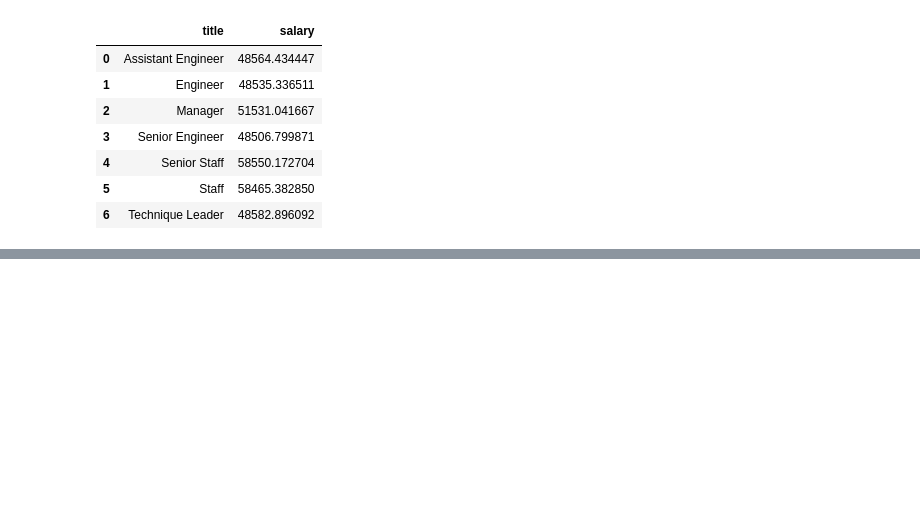
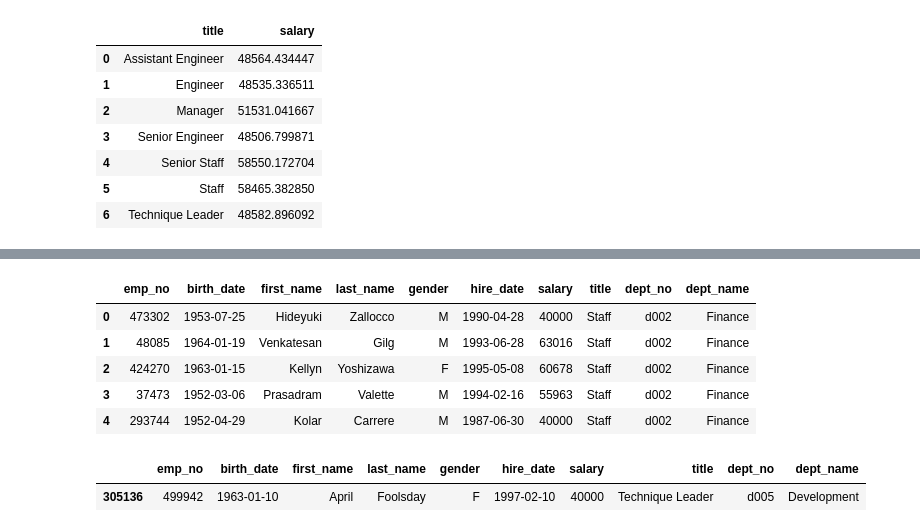
Before and after one commit to fasahathsyeda/sql-challenge, a Jupyter notebook: Bonus analysis/analysis.ipynb, the cells around one changed output, grey strips where cells are left out. Saved outputs shown, nothing was run; the diff lists cells and outputs as text; code cells hidden in the pictures; blank space fills up the shorter version.

```diff
--- a/Bonus analysis/analysis.ipynb
+++ b/Bonus analysis/analysis.ipynb
@@ -127,0 +176,3 @@ plt.savefig("Bar_Avg_Salary_By_Title.png")
+# %%
+emp_dept.drop(columns='emp_title_id',inplace=True)
+emp_dept.head()
@@ -127,0 +186,4 @@ plt.savefig("Bar_Avg_Salary_By_Title.png")
+# %%
+# reading departments table into dept df
+dept=pd.read_sql('select * from departments',connection)
+dept.head()
@@ -127,0 +197,17 @@ plt.savefig("Bar_Avg_Salary_By_Title.png")
+# %%
+# merging the emp_dept with depar to include dept name
+emp_dept=emp_dept.merge(dept, how='outer',on='dept_no')
+emp_dept.head()
+# %% [output]
+|  | emp_no | birth_date | first_name | last_name | gender | hire_date | salary | title | dept_no | dept_name |
+| 0 | 473302 | 1953-07-25 | Hideyuki | Zallocco | M | 1990-04-28 | 40000 | Staff | d002 | Finance |
+| 1 | 48085 | 1964-01-19 | Venkatesan | Gilg | M | 1993-06-28 | 63016 | Staff | d002 | Finance |
+| 2 | 424270 | 1963-01-15 | Kellyn | Yoshizawa | F | 1995-05-08 | 60678 | Staff | d002 | Finance |
+| 3 | 37473 | 1952-03-06 | Prasadram | Valette | M | 1994-02-16 | 55963 | Staff | d002 | Finance |
+| 4 | 293744 | 1952-04-29 | Kolar | Carrere | M | 1987-06-30 | 40000 | Staff | d002 | Finance |
+# %%
+# finding the details of employee with emp_no=499942
+emp_dept.loc[emp_dept['emp_no']==499942]
+# %% [output]
+|  | emp_no | birth_date | first_name | last_name | gender | hire_date | salary | title | dept_no | dept_name |
+| 305136 | 499942 | 1963-01-10 | April | Foolsday | F | 1997-02-10 | 40000 | Technique Leader | d005 | Development |
```
Also changed, not shown: parts of 15 cells of this notebook, 1 other file.
